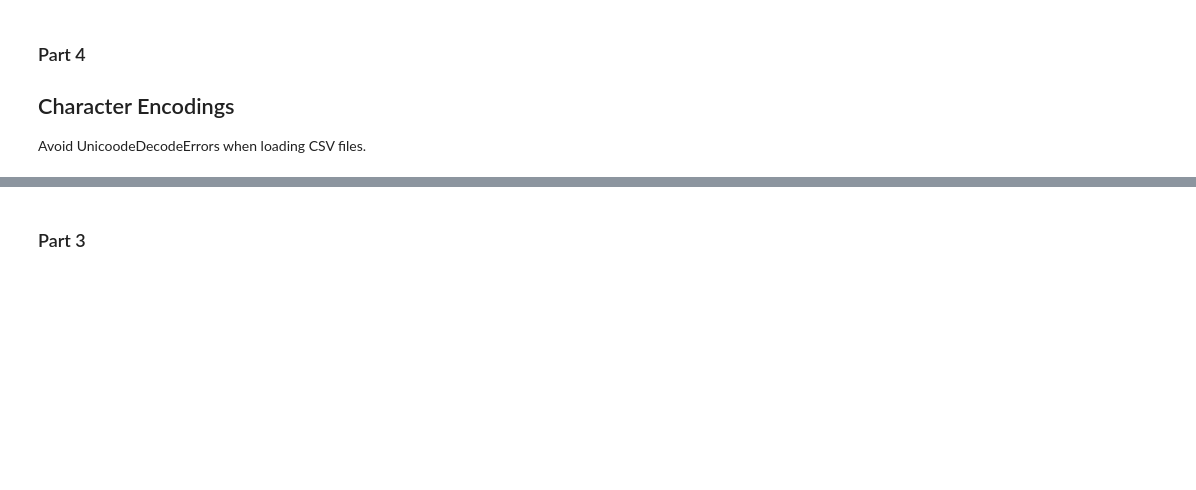
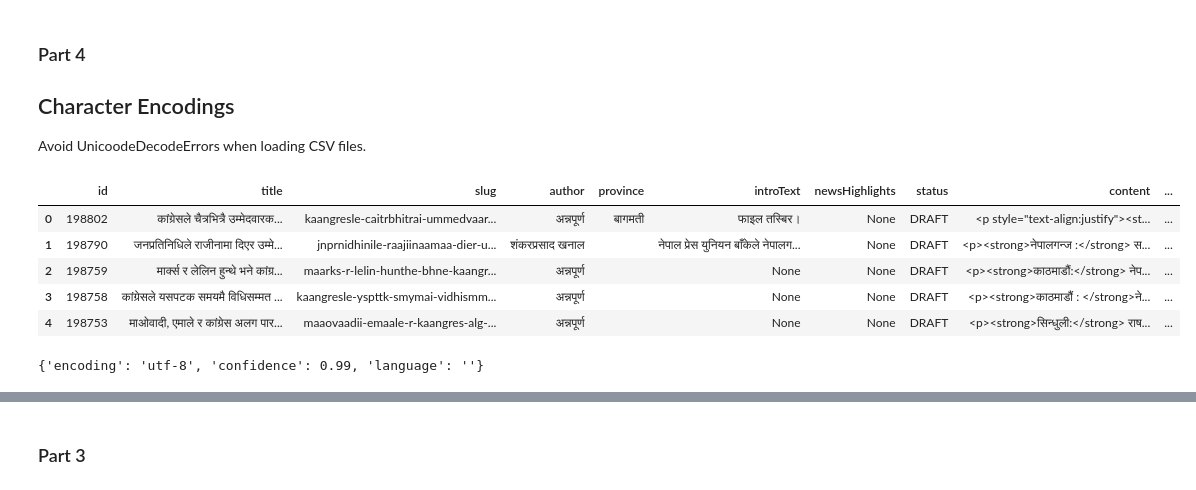
Before and after one commit to SUNILkhadka/internship-ds, a Jupyter notebook: prerequisites-courses/data-cleaning.ipynb, the cells around one changed output, grey strips where cells are left out. Cells and saved outputs as stored; diff of their text form; code cells hidden in the pictures; blank space fills up the shorter version.

Commit message:
data_cleaning_F

```diff
--- a/prerequisites-courses/data-cleaning.ipynb
+++ b/prerequisites-courses/data-cleaning.ipynb
@@ -215,3 +215,14 @@ sns.histplot(month_data,kde=False,bins=12)
 Avoid UnicoodeDecodeErrors when loading CSV files.
 # %%
 import chardet
+# %%
+char_data = pd.read_json('/home/bing0/Documents/Internship/Scraping/annapurna-scrape/कांग्रेस/1.json')
+# %%
+char_data.head(5)
+# %% [output]
+|  | id | title | slug | author | province | introText | newsHighlights | status | content | ... |
+| 0 | 198802 | कांग्रेसले चैत्रभित्रै उम्मेदवारक... | kaangresle-caitrbhitrai-ummedvaar... | अन्नपूर्ण | बागमती | फाइल तस्बिर। | None | DRAFT | <p style="text-align:justify"><st... | ... |
+| 1 | 198790 | जनप्रतिनिधिले राजीनामा दिएर उम्मे... | jnprnidhinile-raajiinaamaa-dier-u... | शंकरप्रसाद खनाल |  | नेपाल प्रेस युनियन बाँकेले नेपालग... | None | DRAFT | <p><strong>नेपालगन्ज :</strong> स... | ... |
+| 2 | 198759 | मार्क्स र लेलिन हुन्थे भने कांग्र... | maarks-r-lelin-hunthe-bhne-kaangr... | अन्नपूर्ण |  | None | None | DRAFT | <p><strong>काठमाडौं:</strong> नेप... | ... |
+| 3 | 198758 | कांग्रेसले यसपटक समयमै विधिसम्मत ... | kaangresle-yspttk-smymai-vidhismm... | अन्नपूर्ण |  | None | None | DRAFT | <p><strong>काठमाडौं : </strong>ने... | ... |
+| 4 | 198753 | माओवादी, एमाले र कांग्रेस अलग पार... | maaovaadii-emaale-r-kaangres-alg-... | अन्नपूर्ण |  | None | None | DRAFT | <p><strong>सिन्धुली:</strong> राष... | ... |
@@ -217,0 +232,4 @@ import chardet
+# %%
+result
+# %% [output]
+{'encoding': 'utf-8', 'confidence': 0.99, 'language': ''}
```
Also changed, not shown: parts of 18 cells of this notebook.
